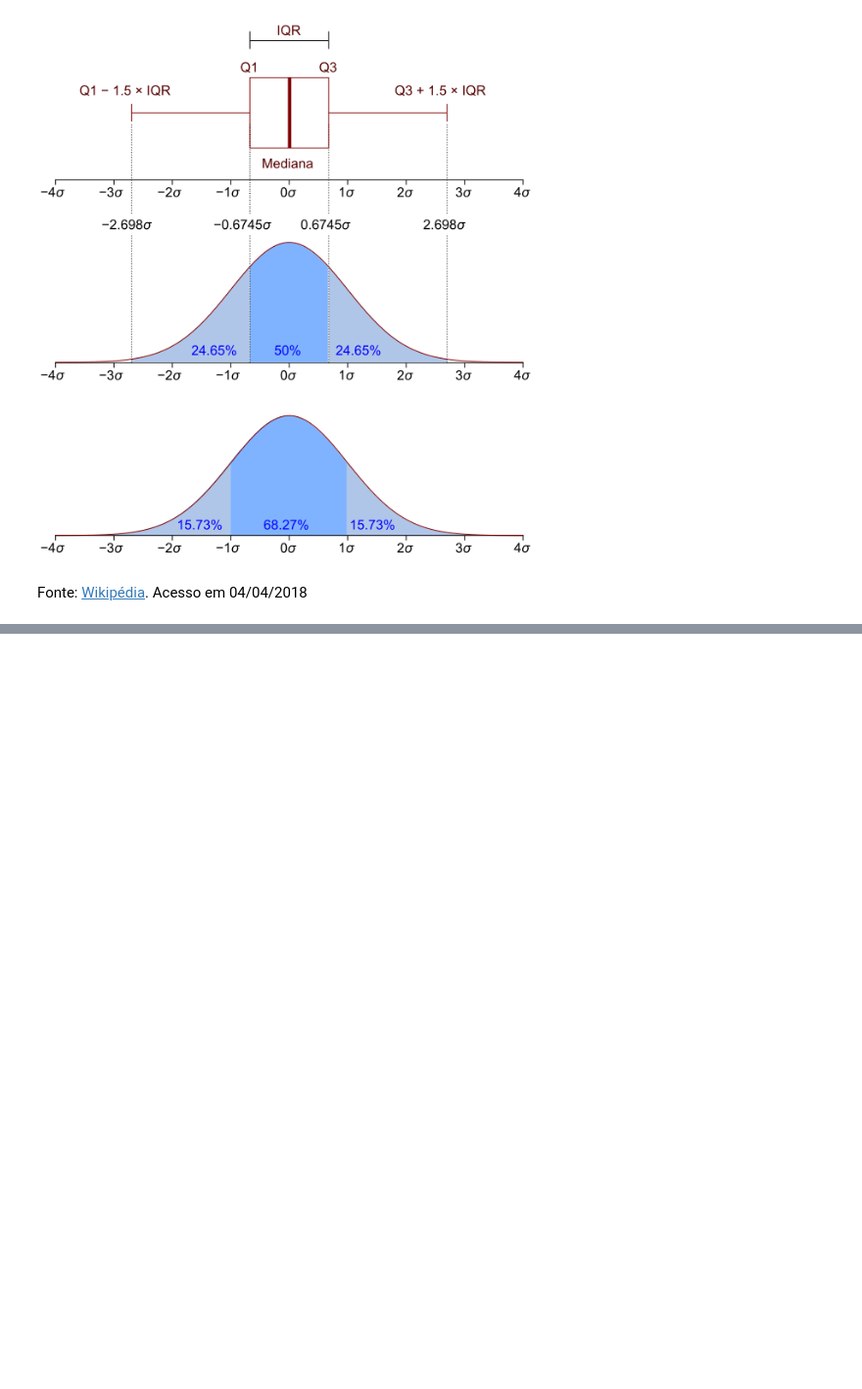
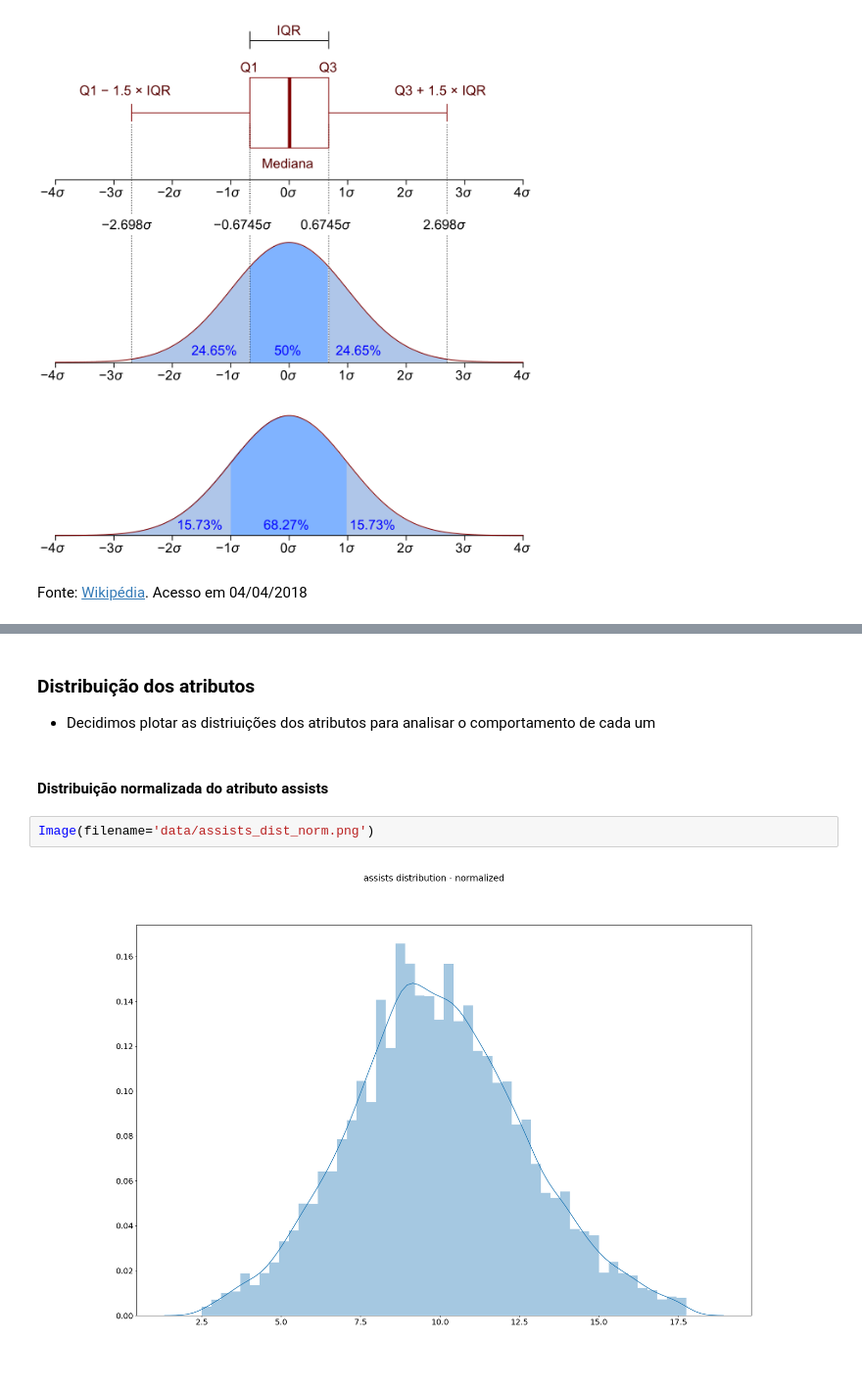
Before and after one commit to gaabrielfranco/notebooks-tcc, a Jupyter notebook: notebooks/log-tcc.ipynb, the cells around one changed output, grey strips where cells are left out. Shown at 98% size. Saved outputs shown, nothing was run; the diff lists cells and outputs as text; blank space fills up the shorter version.

```diff
--- a/notebooks/log-tcc.ipynb
+++ b/notebooks/log-tcc.ipynb
@@ -609,0 +620,10 @@ Fonte: [Wikipédia](https://pt.wikipedia.org/wiki/Amplitude_interquartil). Acess
+# %% [markdown]
+### Distribuição dos atributos
+
+- Decidimos plotar as distriuições dos atributos para analisar o comportamento de cada um
+# %% [markdown]
+#### Distribuição normalizada do atributo assists
+# %%
+Image(filename='data/assists_dist_norm.png')
+# %% [output]
+[figure, added]
```
Also changed, not shown: parts of 31 cells of this notebook, 2 other files.
